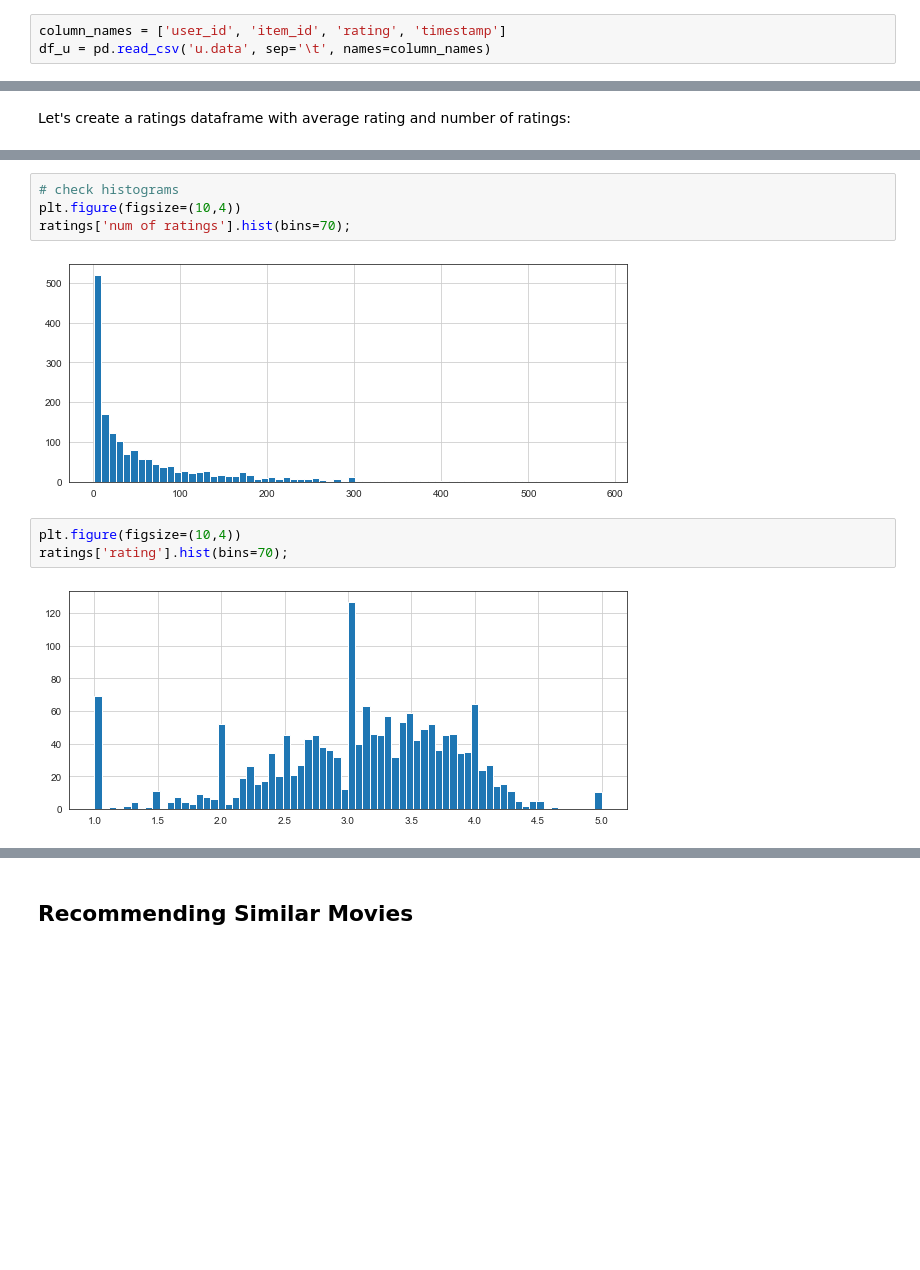
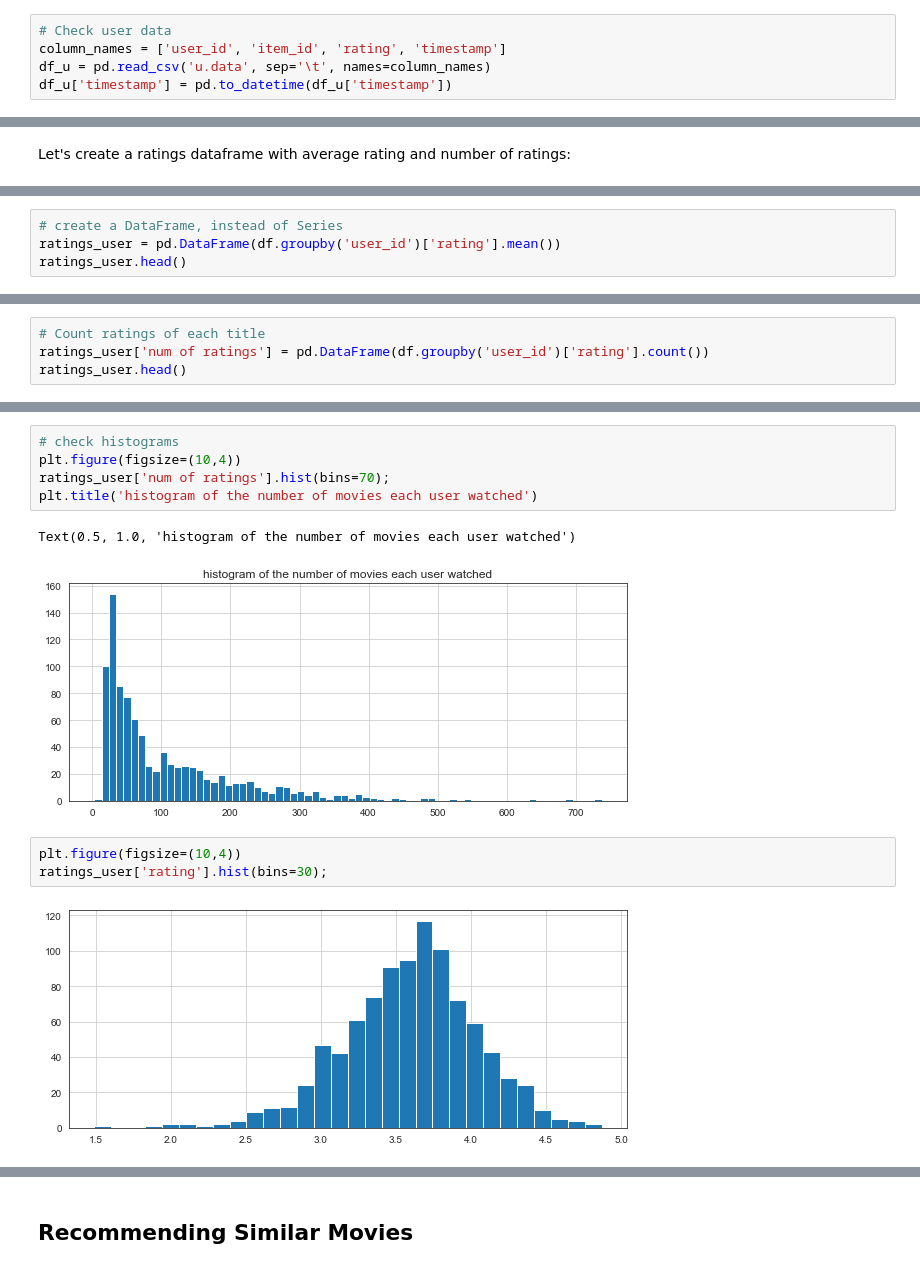
Before and after one commit to vwang0/recommender_system, a Jupyter notebook: project1/RecSys_data_preprocessing.ipynb, the cells around one changed output, grey strips where cells are left out. Cells and saved outputs as stored; diff of their text form; blank space fills up the shorter version.

```diff
--- a/project1/RecSys_data_preprocessing.ipynb
+++ b/project1/RecSys_data_preprocessing.ipynb
@@ -19,8 +19,10 @@ import pandas as pd
 # %% [markdown]
 ## Get the Data
 # %%
+# Check user data
 column_names = ['user_id', 'item_id', 'rating', 'timestamp']
 df_u = pd.read_csv('u.data', sep='\t', names=column_names)
+df_u['timestamp'] = pd.to_datetime(df_u['timestamp'])
 # %%
 df_u.head()
 # %% [output]
@@ -87,0 +180,4 @@ Name: rating, dtype: float64
+# %%
+# create a DataFrame, instead of Series
+ratings_user = pd.DataFrame(df.groupby('user_id')['rating'].mean())
+ratings_user.head()
@@ -87,0 +204,4 @@ Name: rating, dtype: float64
+# %%
+# Count ratings of each title
+ratings_user['num of ratings'] = pd.DataFrame(df.groupby('user_id')['rating'].count())
+ratings_user.head()
@@ -142,12 +260,14 @@ ratings.head()
 # %%
 # check histograms
 plt.figure(figsize=(10,4))
-ratings['num of ratings'].hist(bins=70);
+ratings_user['num of ratings'].hist(bins=70);
+plt.title('histogram of the number of movies each user watched')
 # %% [output]
+Text(0.5, 1.0, 'histogram of the number of movies each user watched')
-[figure, old version]
+[figure, new version]
 # %%
 plt.figure(figsize=(10,4))
-ratings['rating'].hist(bins=70);
+ratings_user['rating'].hist(bins=30);
 # %% [output]
-[figure, old version]
+[figure, new version]
 # %%
```
Also changed, not shown: parts of 64 cells of this notebook.
